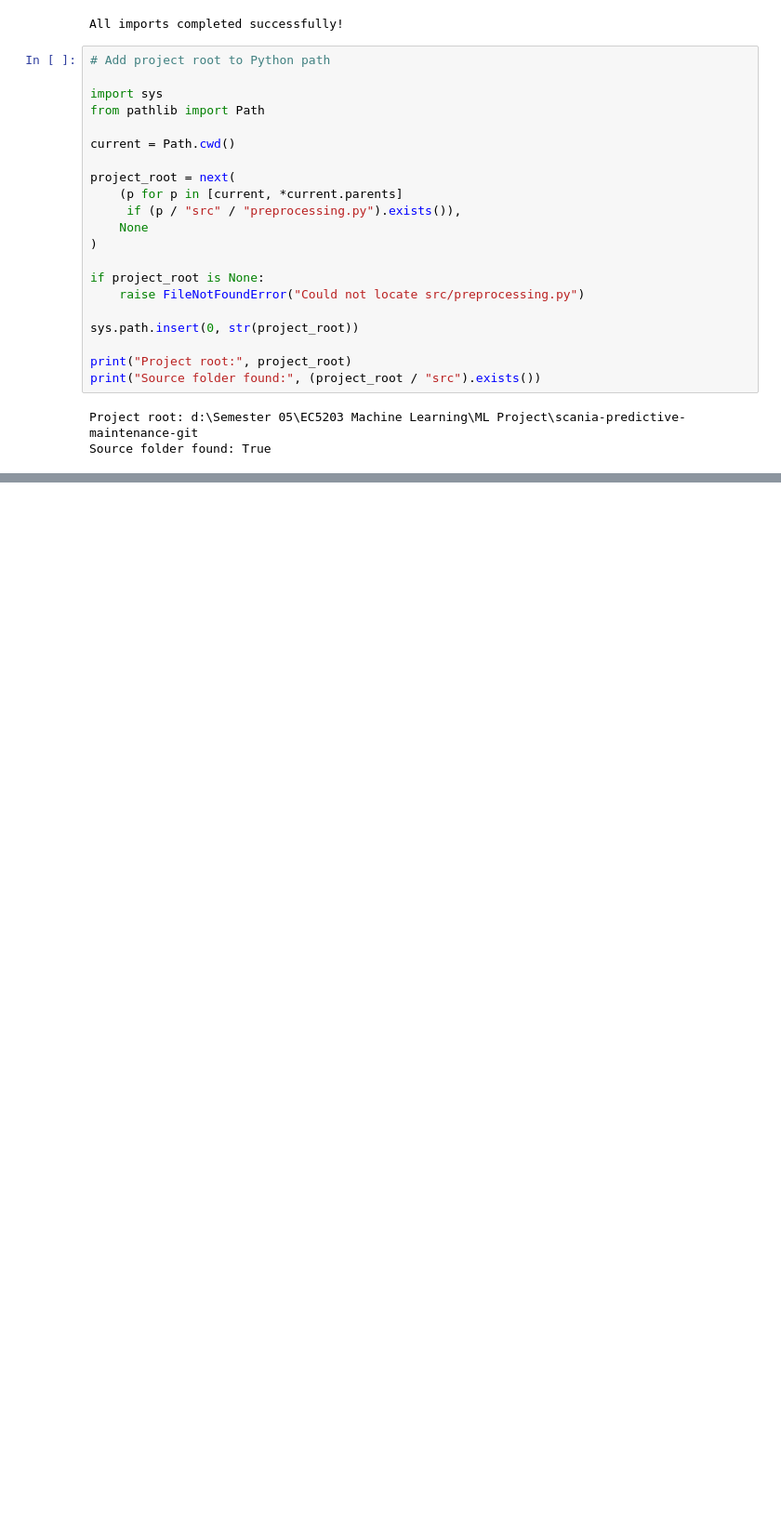
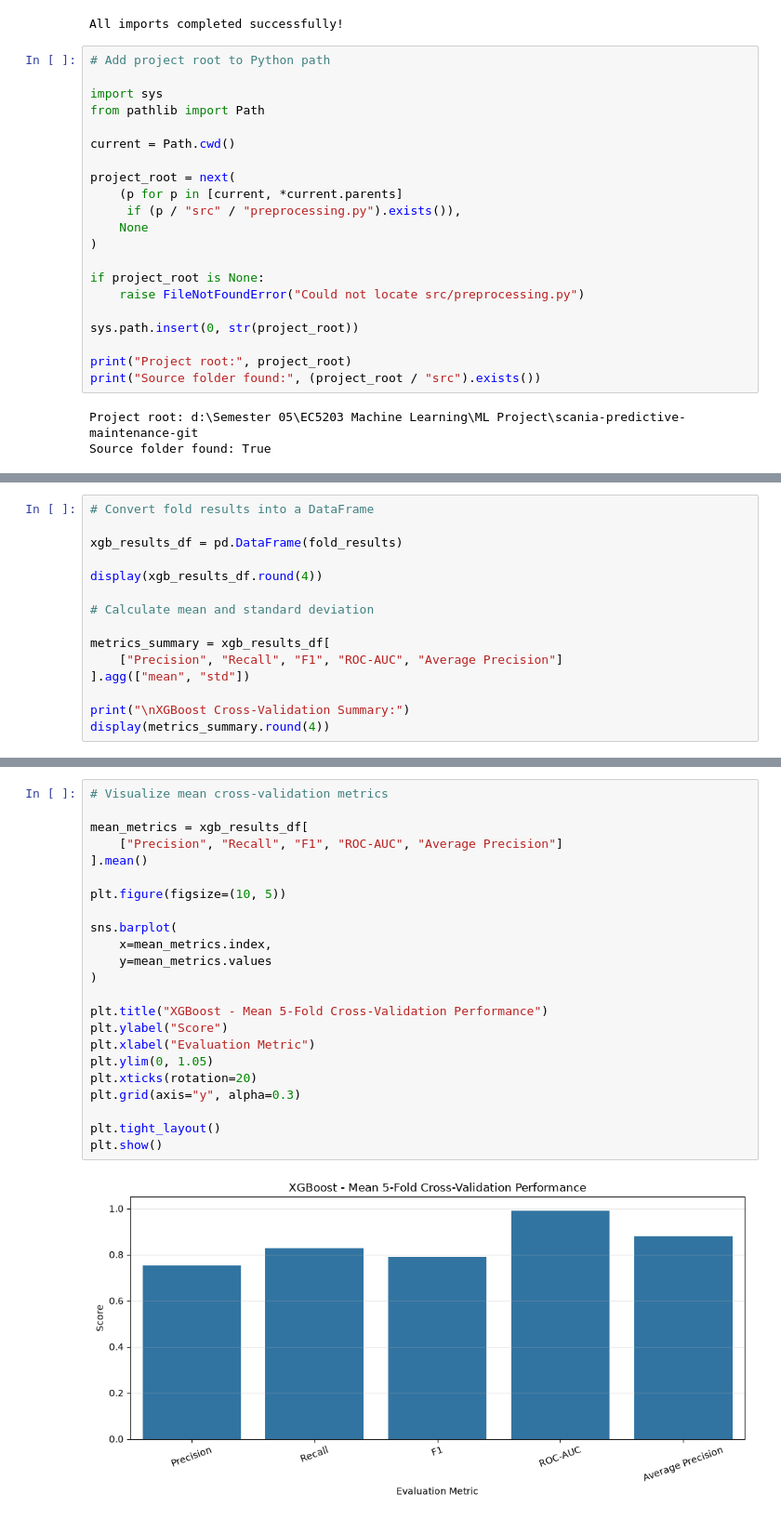
Before and after one commit to Sahan619/scania-predictive-maintenance, a Jupyter notebook: notebooks/04_xgboost_evaluation.ipynb, the cells around one changed output, grey strips where cells are left out. Shown at 93% size. Drawn from its saved outputs; the diff is of its cells as text; blank space fills up the shorter version.

Commit message:
Complete XGBoost evaluation and hyperparameter tuning

```diff
--- a/notebooks/04_xgboost_evaluation.ipynb
+++ b/notebooks/04_xgboost_evaluation.ipynb
@@ -74,0 +350,15 @@ Source folder found: True
+# %%
+# Convert fold results into a DataFrame
+
+xgb_results_df = pd.DataFrame(fold_results)
+
+display(xgb_results_df.round(4))
+
+# Calculate mean and standard deviation
+
+metrics_summary = xgb_results_df[
+    ["Precision", "Recall", "F1", "ROC-AUC", "Average Precision"]
+].agg(["mean", "std"])
+
+print("\nXGBoost Cross-Validation Summary:")
+display(metrics_summary.round(4))
@@ -74,0 +376,25 @@ Source folder found: True
+# %%
+# Visualize mean cross-validation metrics
+
+mean_metrics = xgb_results_df[
+    ["Precision", "Recall", "F1", "ROC-AUC", "Average Precision"]
+].mean()
+
+plt.figure(figsize=(10, 5))
+
+sns.barplot(
+    x=mean_metrics.index,
+    y=mean_metrics.values
+)
+
+plt.title("XGBoost - Mean 5-Fold Cross-Validation Performance")
+plt.ylabel("Score")
+plt.xlabel("Evaluation Metric")
+plt.ylim(0, 1.05)
+plt.xticks(rotation=20)
+plt.grid(axis="y", alpha=0.3)
+
+plt.tight_layout()
+plt.show()
+# %% [output]
+[figure, added]
```
Also changed, not shown: parts of 20 cells of this notebook, 4 other files.
